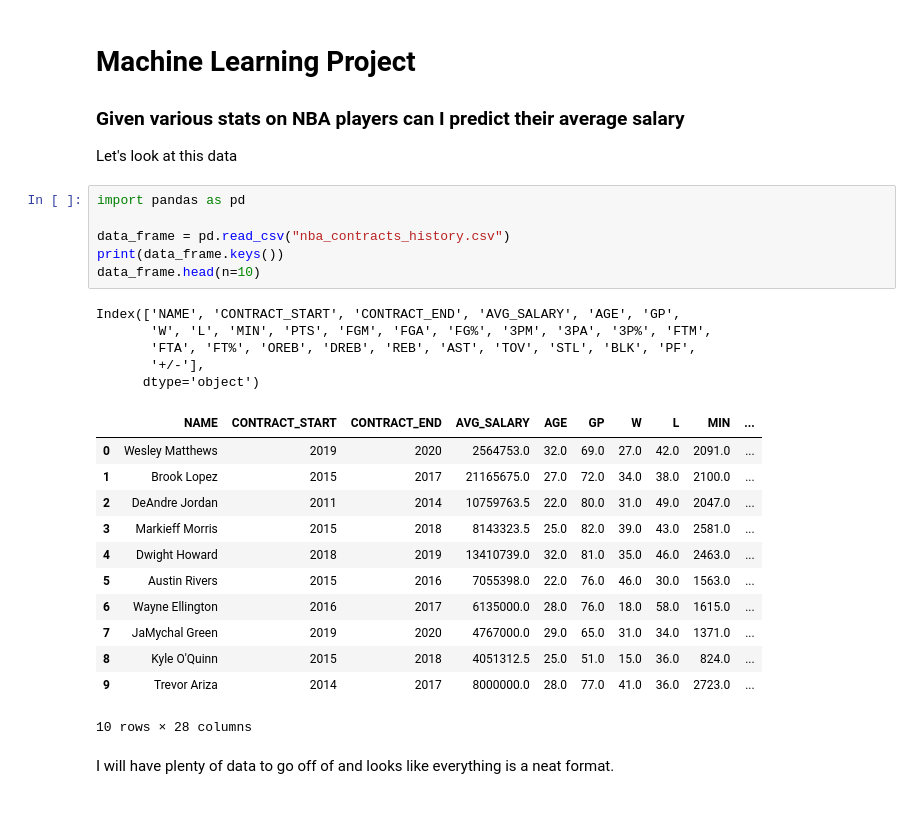
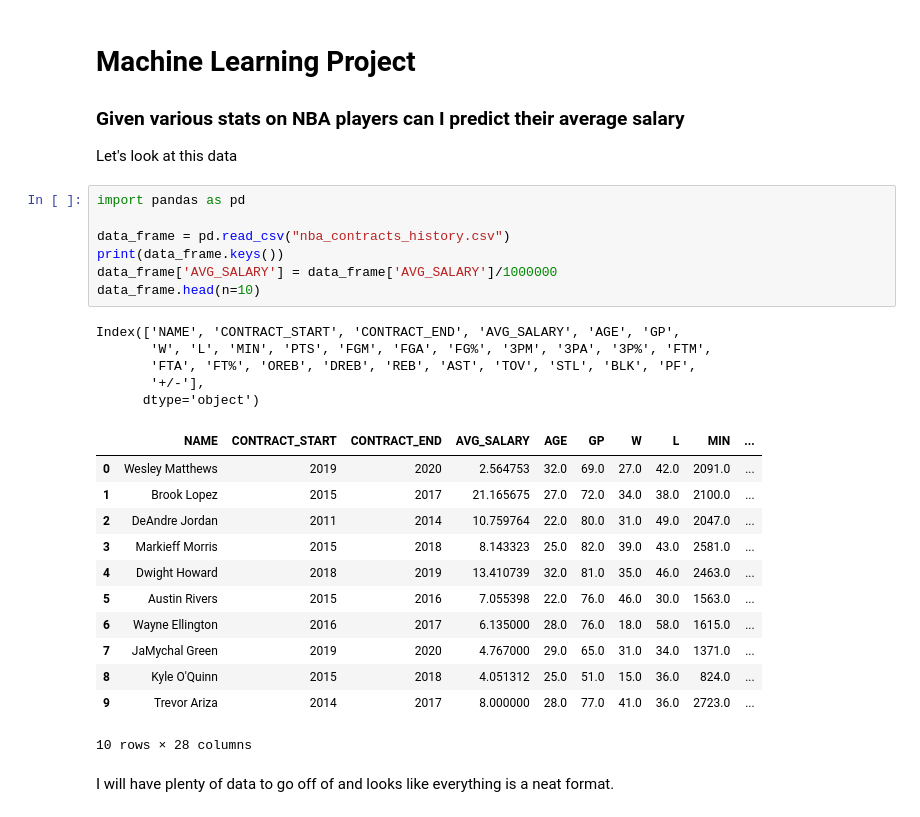
Before and after one commit to 44-566-Machine-Learning-S24/ml-s24-project-JakeSchellhorn, a Jupyter notebook: initial_exploration.ipynb, the cells around one changed output. Drawn from its saved outputs; the diff is of its cells as text.

```diff
--- a/initial_exploration.ipynb
+++ b/initial_exploration.ipynb
@@ -6,26 +6,27 @@ Let's look at this data
 # %%
 import pandas as pd
 
 data_frame = pd.read_csv("nba_contracts_history.csv")
 print(data_frame.keys())
+data_frame['AVG_SALARY'] = data_frame['AVG_SALARY']/1000000
 data_frame.head(n=10)
 # %% [output]
 Index(['NAME', 'CONTRACT_START', 'CONTRACT_END', 'AVG_SALARY', 'AGE', 'GP',
        'W', 'L', 'MIN', 'PTS', 'FGM', 'FGA', 'FG%', '3PM', '3PA', '3P%', 'FTM',
        'FTA', 'FT%', 'OREB', 'DREB', 'REB', 'AST', 'TOV', 'STL', 'BLK', 'PF',
        '+/-'],
       dtype='object')
 |  | NAME | CONTRACT_START | CONTRACT_END | AVG_SALARY | AGE | GP | W | L | MIN | ... |
-| 0 | Wesley Matthews | 2019 | 2020 | 2564753.0 | 32.0 | 69.0 | 27.0 | 42.0 | 2091.0 | ... |
-| 1 | Brook Lopez | 2015 | 2017 | 21165675.0 | 27.0 | 72.0 | 34.0 | 38.0 | 2100.0 | ... |
-| 2 | DeAndre Jordan | 2011 | 2014 | 10759763.5 | 22.0 | 80.0 | 31.0 | 49.0 | 2047.0 | ... |
-| 3 | Markieff Morris | 2015 | 2018 | 8143323.5 | 25.0 | 82.0 | 39.0 | 43.0 | 2581.0 | ... |
-| 4 | Dwight Howard | 2018 | 2019 | 13410739.0 | 32.0 | 81.0 | 35.0 | 46.0 | 2463.0 | ... |
-| 5 | Austin Rivers | 2015 | 2016 | 7055398.0 | 22.0 | 76.0 | 46.0 | 30.0 | 1563.0 | ... |
-| 6 | Wayne Ellington | 2016 | 2017 | 6135000.0 | 28.0 | 76.0 | 18.0 | 58.0 | 1615.0 | ... |
-| 7 | JaMychal Green | 2019 | 2020 | 4767000.0 | 29.0 | 65.0 | 31.0 | 34.0 | 1371.0 | ... |
-| 8 | Kyle O'Quinn | 2015 | 2018 | 4051312.5 | 25.0 | 51.0 | 15.0 | 36.0 | 824.0 | ... |
-| 9 | Trevor Ariza | 2014 | 2017 | 8000000.0 | 28.0 | 77.0 | 41.0 | 36.0 | 2723.0 | ... |
+| 0 | Wesley Matthews | 2019 | 2020 | 2.564753 | 32.0 | 69.0 | 27.0 | 42.0 | 2091.0 | ... |
+| 1 | Brook Lopez | 2015 | 2017 | 21.165675 | 27.0 | 72.0 | 34.0 | 38.0 | 2100.0 | ... |
+| 2 | DeAndre Jordan | 2011 | 2014 | 10.759764 | 22.0 | 80.0 | 31.0 | 49.0 | 2047.0 | ... |
+| 3 | Markieff Morris | 2015 | 2018 | 8.143323 | 25.0 | 82.0 | 39.0 | 43.0 | 2581.0 | ... |
+| 4 | Dwight Howard | 2018 | 2019 | 13.410739 | 32.0 | 81.0 | 35.0 | 46.0 | 2463.0 | ... |
+| 5 | Austin Rivers | 2015 | 2016 | 7.055398 | 22.0 | 76.0 | 46.0 | 30.0 | 1563.0 | ... |
+| 6 | Wayne Ellington | 2016 | 2017 | 6.135000 | 28.0 | 76.0 | 18.0 | 58.0 | 1615.0 | ... |
+| 7 | JaMychal Green | 2019 | 2020 | 4.767000 | 29.0 | 65.0 | 31.0 | 34.0 | 1371.0 | ... |
+| 8 | Kyle O'Quinn | 2015 | 2018 | 4.051312 | 25.0 | 51.0 | 15.0 | 36.0 | 824.0 | ... |
+| 9 | Trevor Ariza | 2014 | 2017 | 8.000000 | 28.0 | 77.0 | 41.0 | 36.0 | 2723.0 | ... |
 10 rows × 28 columns
 # %% [markdown]
 I will have plenty of data to go off of and looks like everything is a neat format.
```
Also changed, not shown: parts of 1 cell of this notebook, 1 other file.
